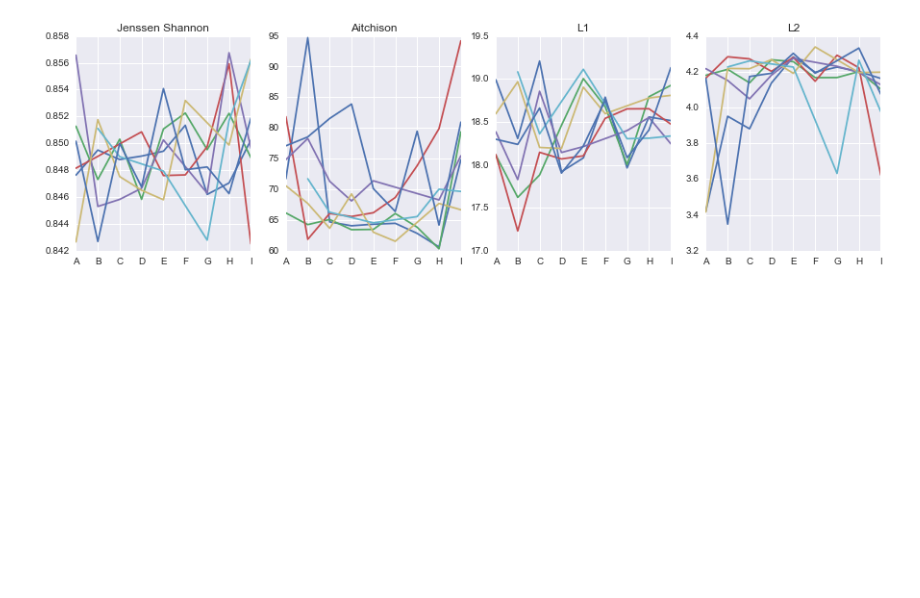
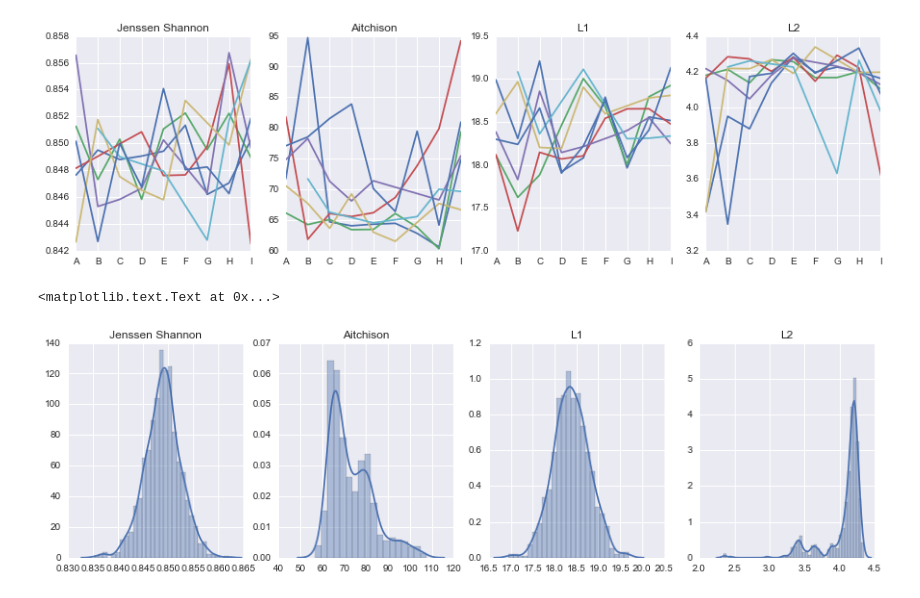
Before and after one commit to afcarl/harsh-storm, a Jupyter notebook: harsh-storm/cheeses/distance-benchmarks.ipynb, the cells around one changed output. Drawn from its saved outputs; the diff is of its cells as text; code cells hidden in the pictures; blank space fills up the shorter version.

Commit message:
Updating distance benchmarks

```diff
--- a/harsh-storm/cheeses/distance-benchmarks.ipynb
+++ b/harsh-storm/cheeses/distance-benchmarks.ipynb
@@ -254,3 +254,37 @@ for name, md in metadata.groupby('grid_row'):
     axes[3].set_title('L2')
 # %% [output]
 [figure]
+# %%
+pairs = []
+for i in range(len(metadata)):
+    for j in range(len(metadata)):
+        x = metadata.iloc[i]
+        y = metadata.iloc[j]
+        if (abs(x.grid_column - y.grid_column) < 2 and
+            abs(x.grid_row - y.grid_row)):
+            pairs.append((x.name, y.name))
+pairs = pd.DataFrame(pairs, columns=['source', 'sink'])
+# %%
+import seaborn as sns
+fig, axes = plt.subplots(1, 4, figsize=(15, 4))
+labels = list('ABCDEFGHI')
+x = np.arange(len(labels))
+
+jsd_distances = np.array([jsd_dm.loc[pairs.loc[p, 'source'], pairs.loc[p, 'sink']] for p in pairs.index])
+sns.distplot(jsd_distances, ax=axes[0])
+axes[0].set_title('Jenssen Shannon')
+
+aitchison_distances = np.array([aitchison_dm.loc[pairs.loc[p, 'source'], pairs.loc[p, 'sink']] for p in pairs.index])
+sns.distplot(aitchison_distances, ax=axes[1])
+axes[1].set_title('Aitchison')
+
+L1_distances = np.array([L1_dm.loc[pairs.loc[p, 'source'], pairs.loc[p, 'sink']] for p in pairs.index])
+sns.distplot(L1_distances, ax=axes[2])
+axes[2].set_title('L1')
+
+L2_distances = np.array([L2_dm.loc[pairs.loc[p, 'source'], pairs.loc[p, 'sink']] for p in pairs.index])
+sns.distplot(L2_distances, ax=axes[3])
+axes[3].set_title('L2')
+# %% [output]
+<matplotlib.text.Text at 0x...>
+[figure, added]
```
Also changed, not shown: parts of 3 cells of this notebook.
